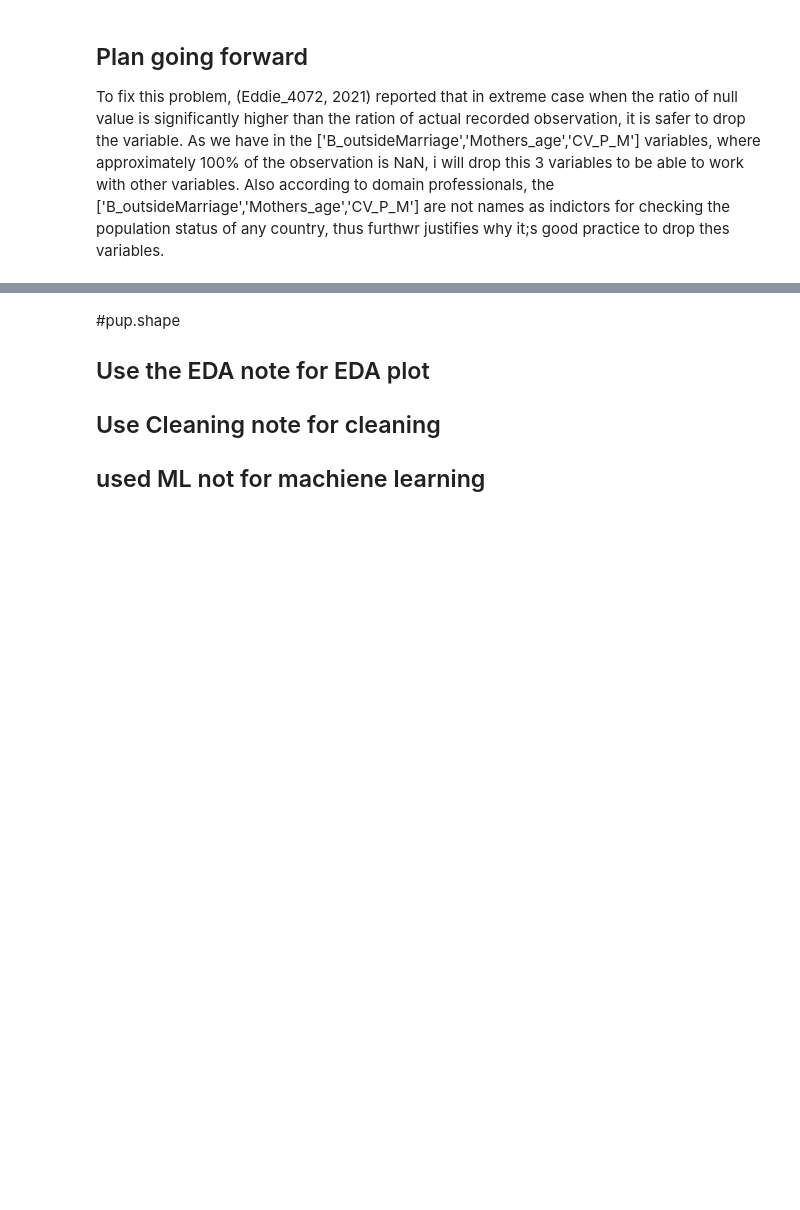
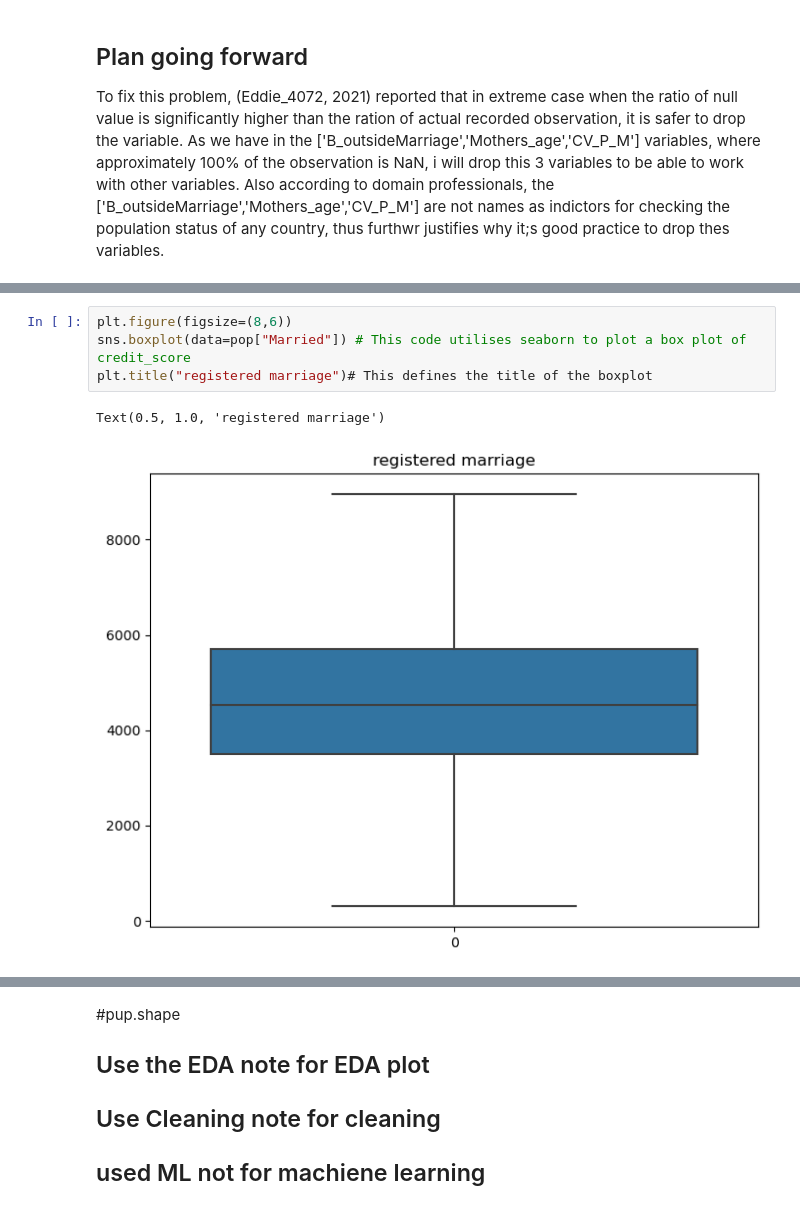
Before and after one commit to Ayomide-ola/Stategic_thinking-CA2, a Jupyter notebook: Population_CA2.ipynb, the cells around one changed output, grey strips where cells are left out. Drawn from its saved outputs; the diff is of its cells as text; blank space fills up the shorter version.

```diff
--- a/Population_CA2.ipynb
+++ b/Population_CA2.ipynb
@@ -296,0 +307,7 @@ pop
+# %%
+plt.figure(figsize=(8,6))
+sns.boxplot(data=pop["Married"]) # This code utilises seaborn to plot a box plot of credit_score
+plt.title("registered marriage")# This defines the title of the boxplot
+# %% [output]
+Text(0.5, 1.0, 'registered marriage')
+[figure, added]
```
Also changed, not shown: parts of 52 cells of this notebook.
